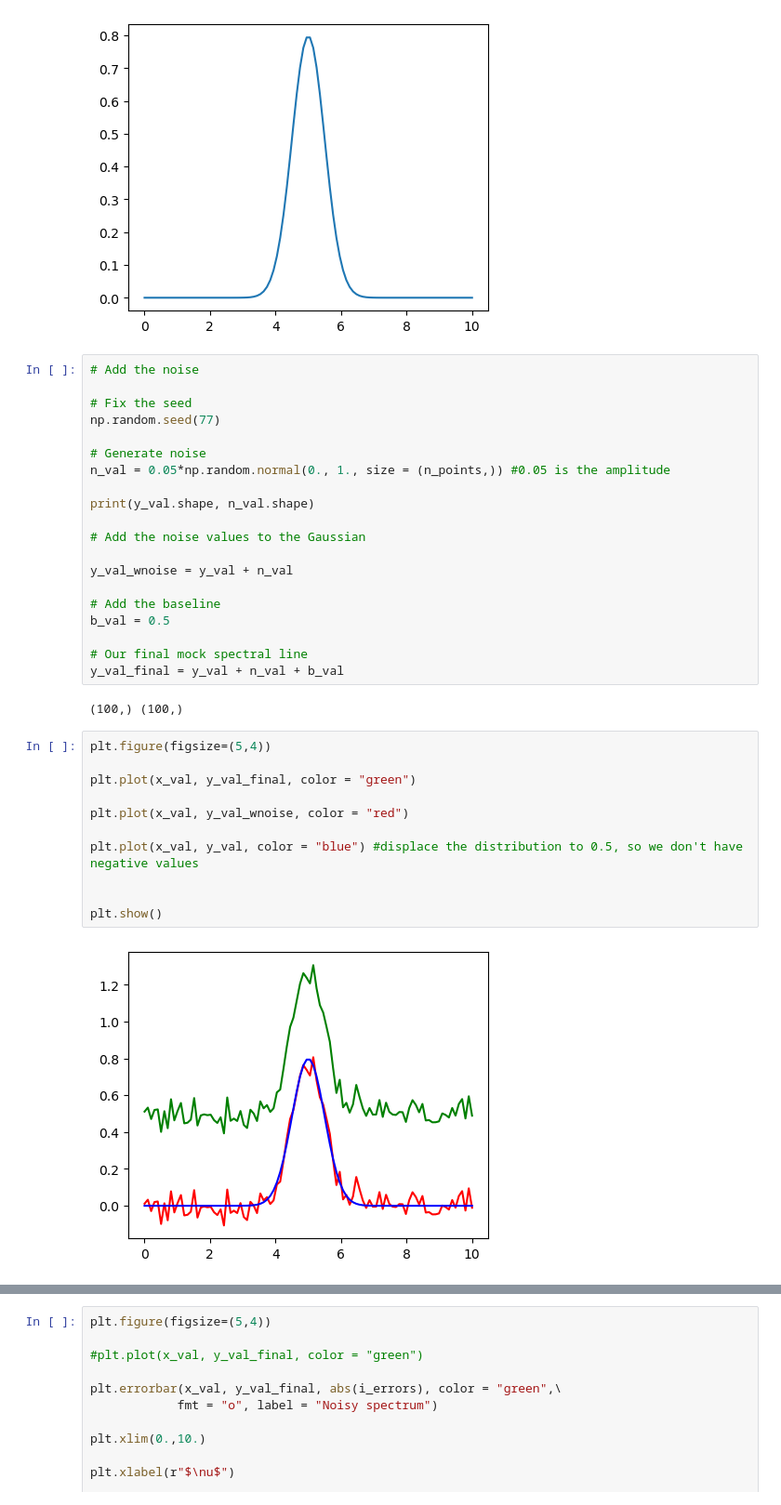
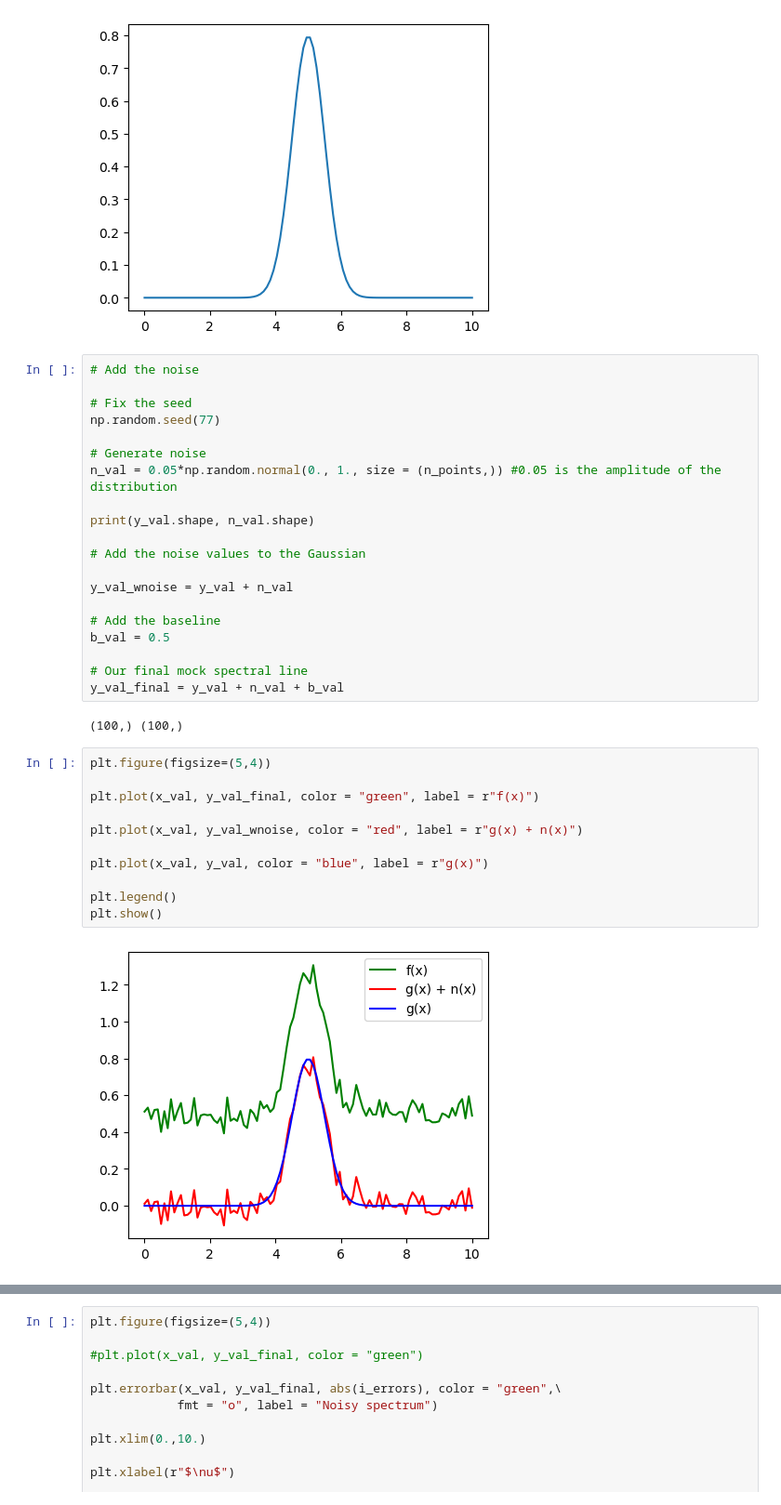
Before and after one commit to prostofsound/computational-physics-1, a Jupyter notebook: Notes/Unit-1/Class09_LM_method _vs_X2 _method.ipynb, the cells around one changed output, grey strips where cells are left out. Shown: that part at 93% size. Cells and saved outputs as stored; diff of their text form.

```diff
--- a/Notes/Unit-1/Class09_LM_method _vs_X2 _method.ipynb
+++ b/Notes/Unit-1/Class09_LM_method _vs_X2 _method.ipynb
@@ -444,7 +480,7 @@ plt.show()
 np.random.seed(77)
 
 # Generate noise
-n_val = 0.05*np.random.normal(0., 1., size = (n_points,)) #0.05 is the amplitude
+n_val = 0.05*np.random.normal(0., 1., size = (n_points,)) #0.05 is the amplitude of the distribution
 
 print(y_val.shape, n_val.shape)
 
@@ -462,13 +498,13 @@ y_val_final = y_val + n_val + b_val
 # %%
 plt.figure(figsize=(5,4))
 
-plt.plot(x_val, y_val_final, color = "green")
+plt.plot(x_val, y_val_final, color = "green", label = r"f(x)")
 
-plt.plot(x_val, y_val_wnoise, color = "red")
+plt.plot(x_val, y_val_wnoise, color = "red", label = r"g(x) + n(x)")
 
-plt.plot(x_val, y_val, color = "blue") #displace the distribution to 0.5, so we don't have negative values
+plt.plot(x_val, y_val, color = "blue", label = r"g(x)")
 
-
+plt.legend()
 plt.show()
 # %% [output]
-[figure, old version]
+[figure, new version]
```
Also changed, not shown: parts of 30 cells of this notebook, 3 other files.
